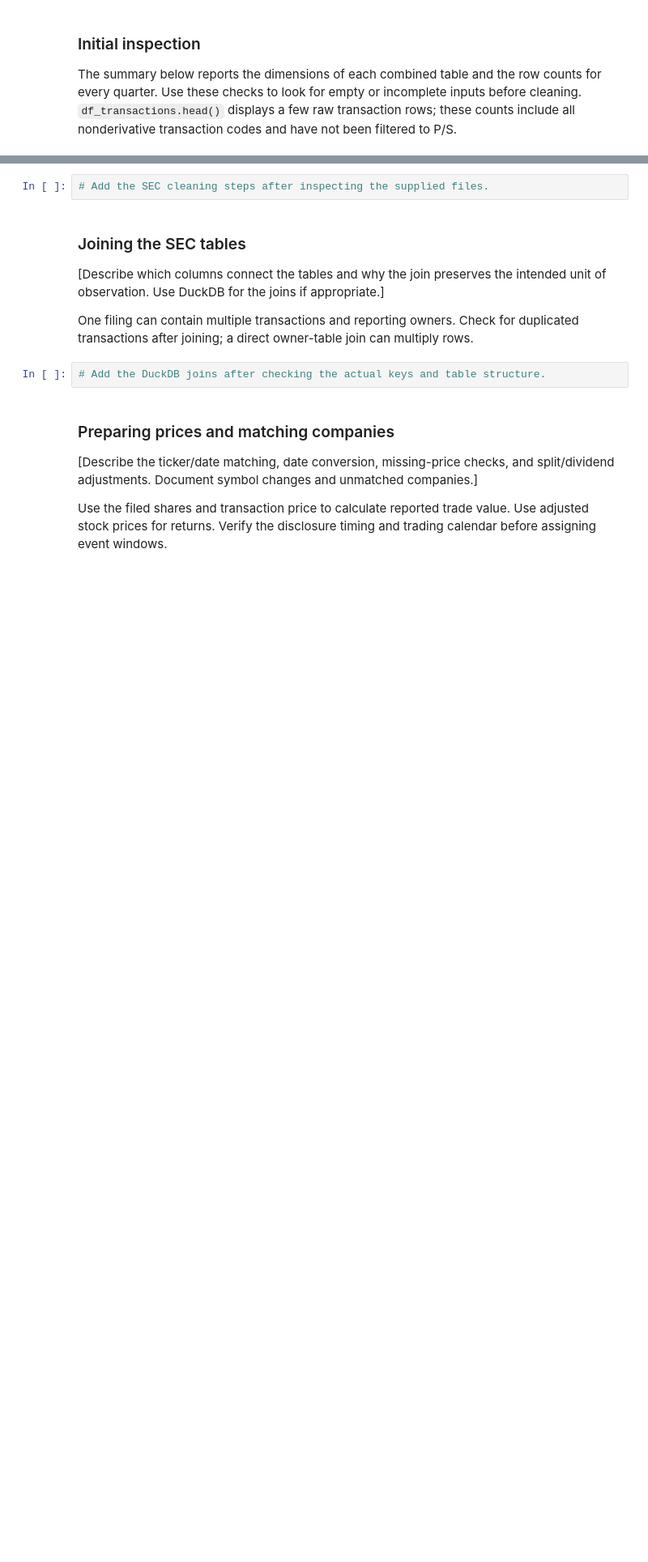
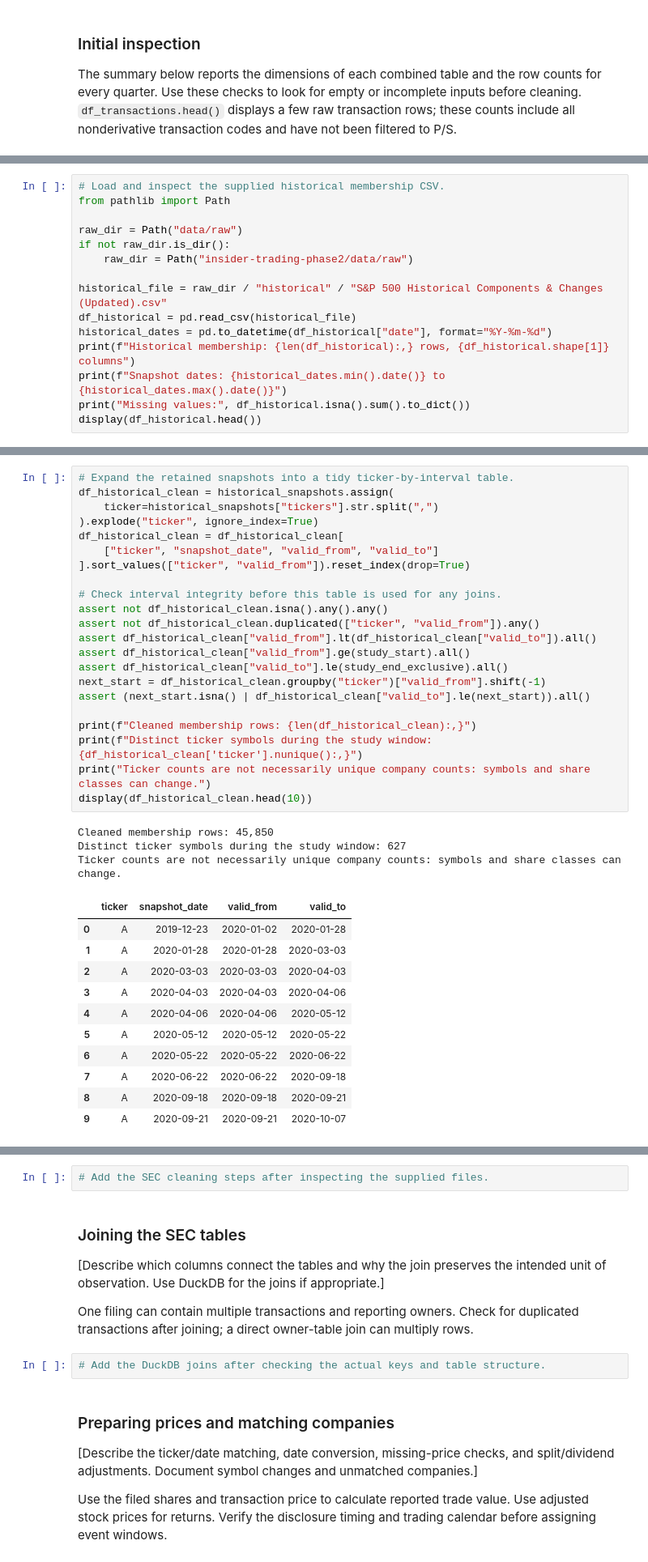
Before and after one commit to Vansh-Kakra/DSproject, a Jupyter notebook: insider-trading-phase2/phase2_insider_trading.ipynb, the cells around one changed output, grey strips where cells are left out. Shown at 81% size. Drawn from its saved outputs; the diff is of its cells as text; blank space fills up the shorter version.

Commit message:
Initial cross referencing and cleaning for historical tickers.

```diff
--- a/insider-trading-phase2/phase2_insider_trading.ipynb
+++ b/insider-trading-phase2/phase2_insider_trading.ipynb
@@ -131,0 +189,15 @@ display(df_transactions.head())
+# %%
+# Load and inspect the supplied historical membership CSV.
+from pathlib import Path
+
+raw_dir = Path("data/raw")
+if not raw_dir.is_dir():
+    raw_dir = Path("insider-trading-phase2/data/raw")
+
+historical_file = raw_dir / "historical" / "S&P 500 Historical Components & Changes (Updated).csv"
+df_historical = pd.read_csv(historical_file)
+historical_dates = pd.to_datetime(df_historical["date"], format="%Y-%m-%d")
+print(f"Historical membership: {len(df_historical):,} rows, {df_historical.shape[1]} columns")
+print(f"Snapshot dates: {historical_dates.min().date()} to {historical_dates.max().date()}")
+print("Missing values:", df_historical.isna().sum().to_dict())
+display(df_historical.head())
@@ -148,0 +346,37 @@ security and transaction eligibility rules with the actual records.
+# %%
+# Expand the retained snapshots into a tidy ticker-by-interval table.
+df_historical_clean = historical_snapshots.assign(
+    ticker=historical_snapshots["tickers"].str.split(",")
+).explode("ticker", ignore_index=True)
+df_historical_clean = df_historical_clean[
+    ["ticker", "snapshot_date", "valid_from", "valid_to"]
+].sort_values(["ticker", "valid_from"]).reset_index(drop=True)
+
+# Check interval integrity before this table is used for any joins.
+assert not df_historical_clean.isna().any().any()
+assert not df_historical_clean.duplicated(["ticker", "valid_from"]).any()
+assert df_historical_clean["valid_from"].lt(df_historical_clean["valid_to"]).all()
+assert df_historical_clean["valid_from"].ge(study_start).all()
+assert df_historical_clean["valid_to"].le(study_end_exclusive).all()
+next_start = df_historical_clean.groupby("ticker")["valid_from"].shift(-1)
+assert (next_start.isna() | df_historical_clean["valid_to"].le(next_start)).all()
+
+print(f"Cleaned membership rows: {len(df_historical_clean):,}")
+print(f"Distinct ticker symbols during the study window: {df_historical_clean['ticker'].nunique():,}")
+print("Ticker counts are not necessarily unique company counts: symbols and share classes can change.")
+display(df_historical_clean.head(10))
+# %% [output]
+Cleaned membership rows: 45,850
+Distinct ticker symbols during the study window: 627
+Ticker counts are not necessarily unique company counts: symbols and share classes can change.
+|  | ticker | snapshot_date | valid_from | valid_to |
+| 0 | A | 2019-12-23 | 2020-01-02 | 2020-01-28 |
+| 1 | A | 2020-01-28 | 2020-01-28 | 2020-03-03 |
+| 2 | A | 2020-03-03 | 2020-03-03 | 2020-04-03 |
+| 3 | A | 2020-04-03 | 2020-04-03 | 2020-04-06 |
+| 4 | A | 2020-04-06 | 2020-04-06 | 2020-05-12 |
+| 5 | A | 2020-05-12 | 2020-05-12 | 2020-05-22 |
+| 6 | A | 2020-05-22 | 2020-05-22 | 2020-06-22 |
+| 7 | A | 2020-06-22 | 2020-06-22 | 2020-09-18 |
+| 8 | A | 2020-09-18 | 2020-09-18 | 2020-09-21 |
+| 9 | A | 2020-09-21 | 2020-09-21 | 2020-10-07 |
```
Also changed, not shown: parts of 16 cells of this notebook, 3 other files.
